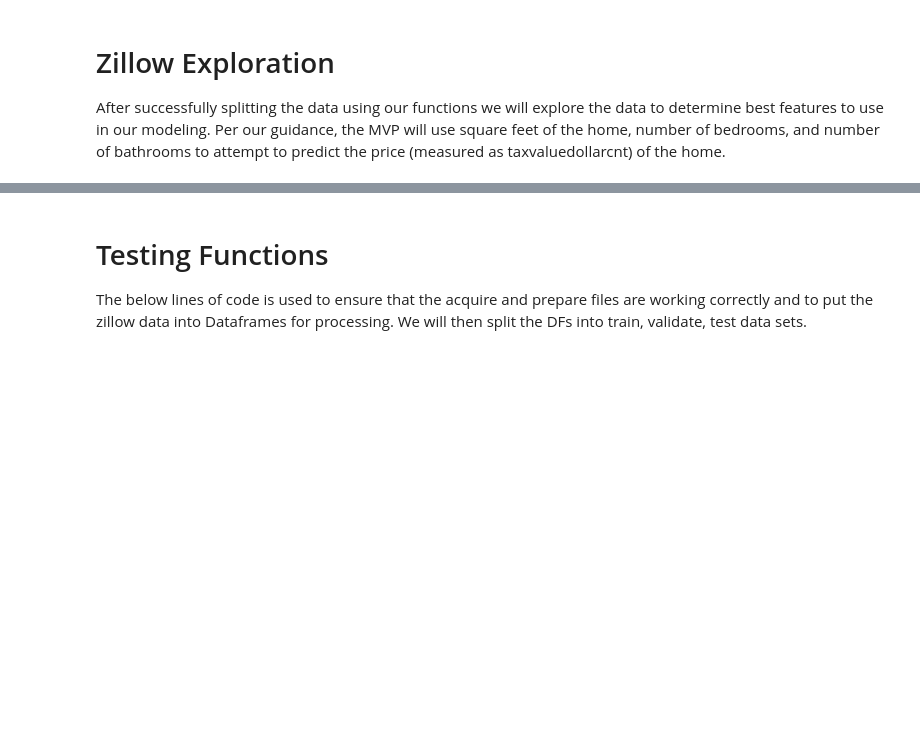
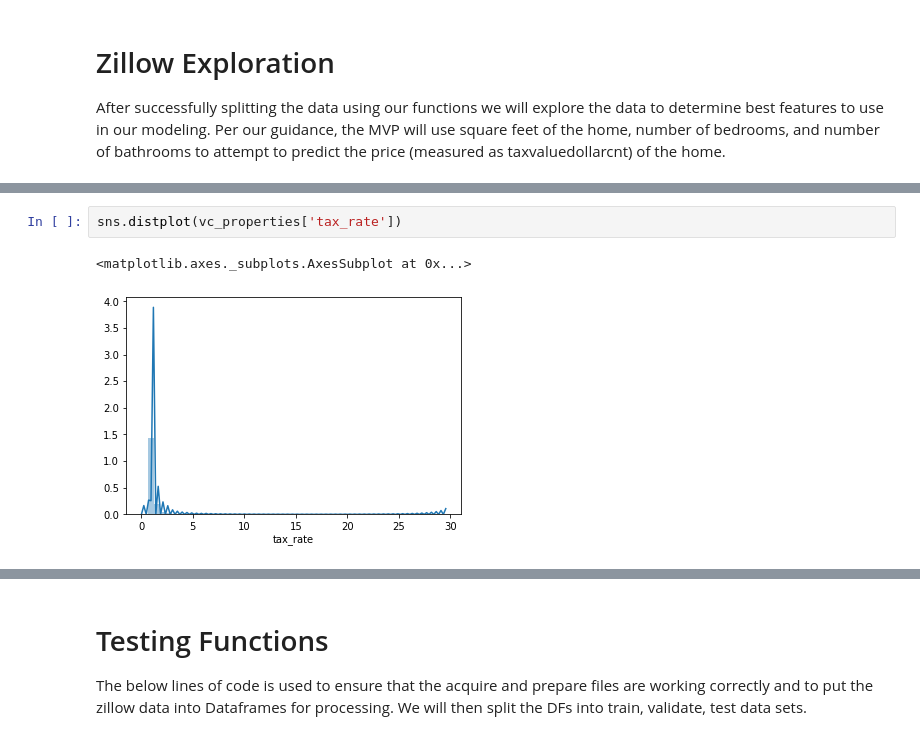
Before and after one commit to Robust-Analytics/zillow-project, a Jupyter notebook: tony_explore.ipynb, the cells around one changed output, grey strips where cells are left out. Cells and saved outputs as stored; diff of their text form; blank space fills up the shorter version.

```diff
--- a/tony_explore.ipynb
+++ b/tony_explore.ipynb
@@ -14,0 +83,5 @@ Success
+# %%
+sns.distplot(vc_properties['tax_rate'])
+# %% [output]
+<matplotlib.axes._subplots.AxesSubplot at 0x...>
+[figure, added]
```
Also changed, not shown: parts of 35 cells of this notebook.
